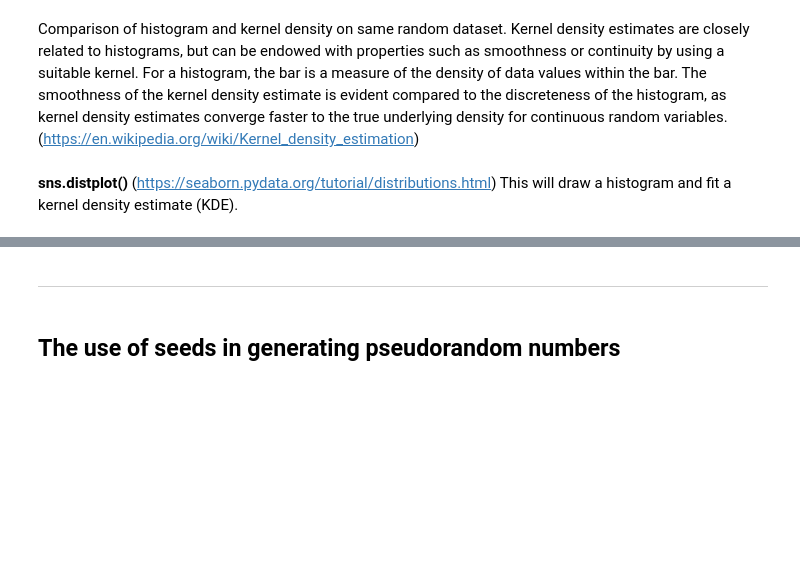
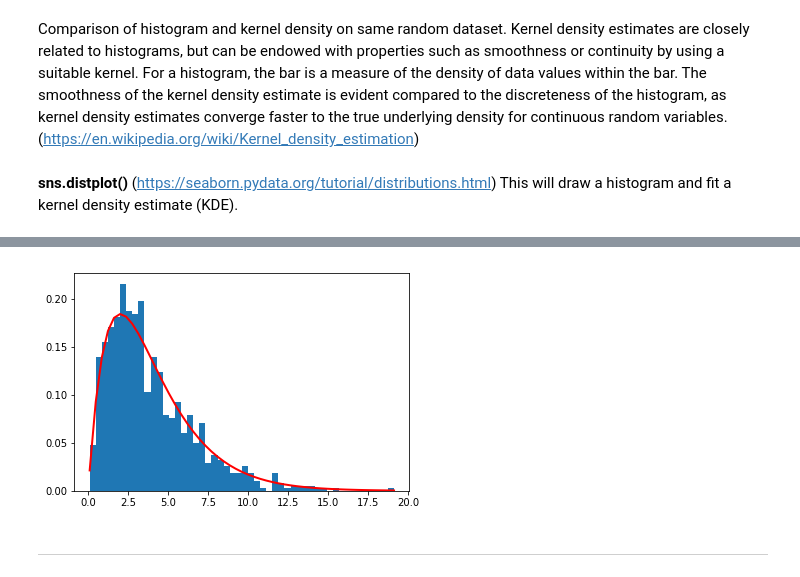
Before and after one commit to GraceAKelly/ProgrammingforDataAnalytics, a Jupyter notebook: Numpy-random.ipynb, the cells around one changed output, grey strips where cells are left out. Cells and saved outputs as stored; diff of their text form; code cells hidden in the pictures; blank space fills up the shorter version.

Commit message:
Add info on Distributions

```diff
--- a/Numpy-random.ipynb
+++ b/Numpy-random.ipynb
@@ -303,4 +315,15 @@ The shape of beta distribution depends on the values of alpha and beta values. B
+# %%
+# Example of the Gamma Distribution (https://docs.scipy.org/doc/numpy-1.15.1/reference/generated/numpy.random.gamma.html#numpy.random.gamma)7
+shape, scale = 2., 2.  # mean=4, std=2*sqrt(2)
+s = np.random.gamma(shape, scale, 1000)
+# %%
+import scipy.special as sps
+count, bins, ignored = plt.hist(s, 50, density=True)
+y = bins**(shape-1)*(np.exp(-bins/scale) /
+                     (sps.gamma(shape)*scale**shape))
+plt.plot(bins, y, linewidth=2, color='r')
+plt.show()
+# %% [output]
+[figure, added]
 # %% [markdown]
 ---
-# %% [markdown]
-## The use of seeds in generating pseudorandom numbers
```
Also changed, not shown: parts of 34 cells of this notebook.
